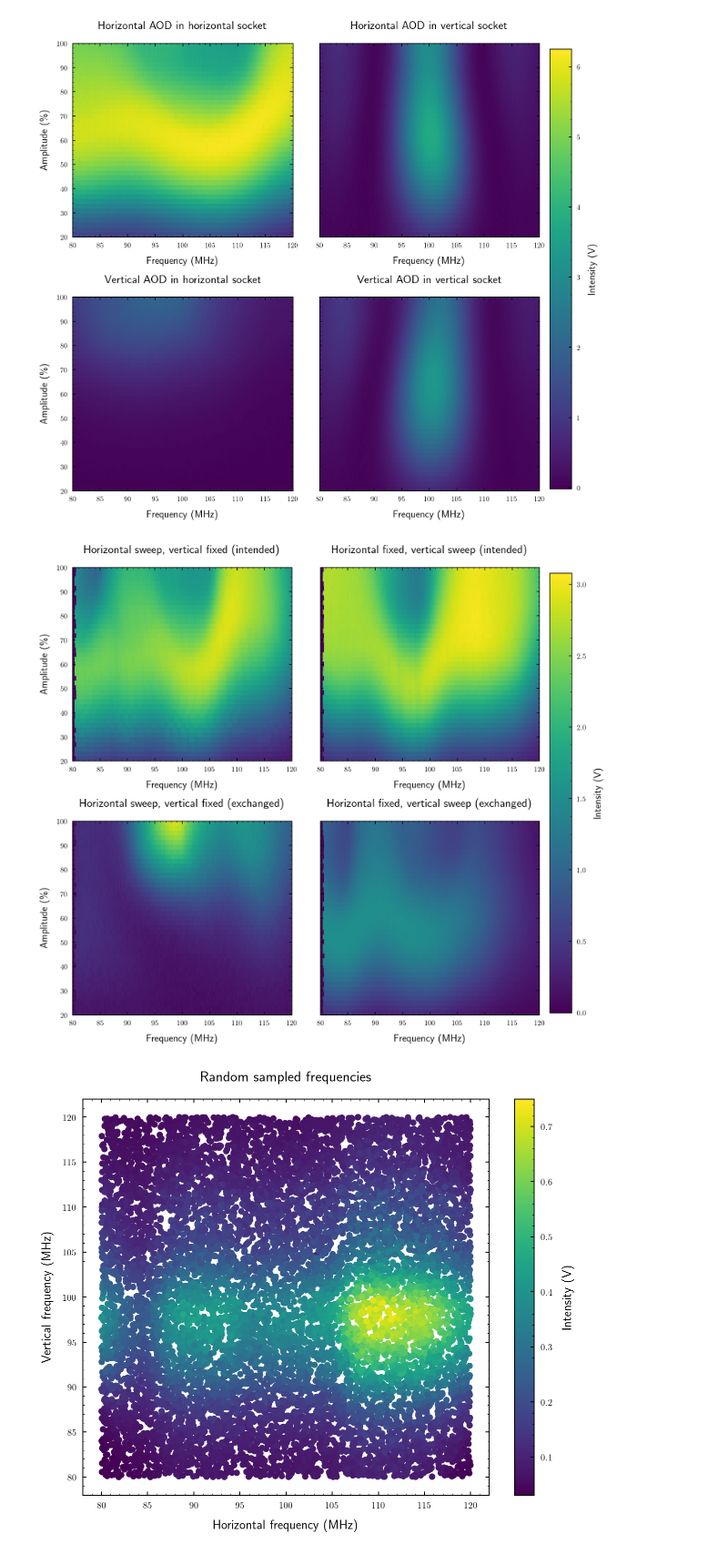
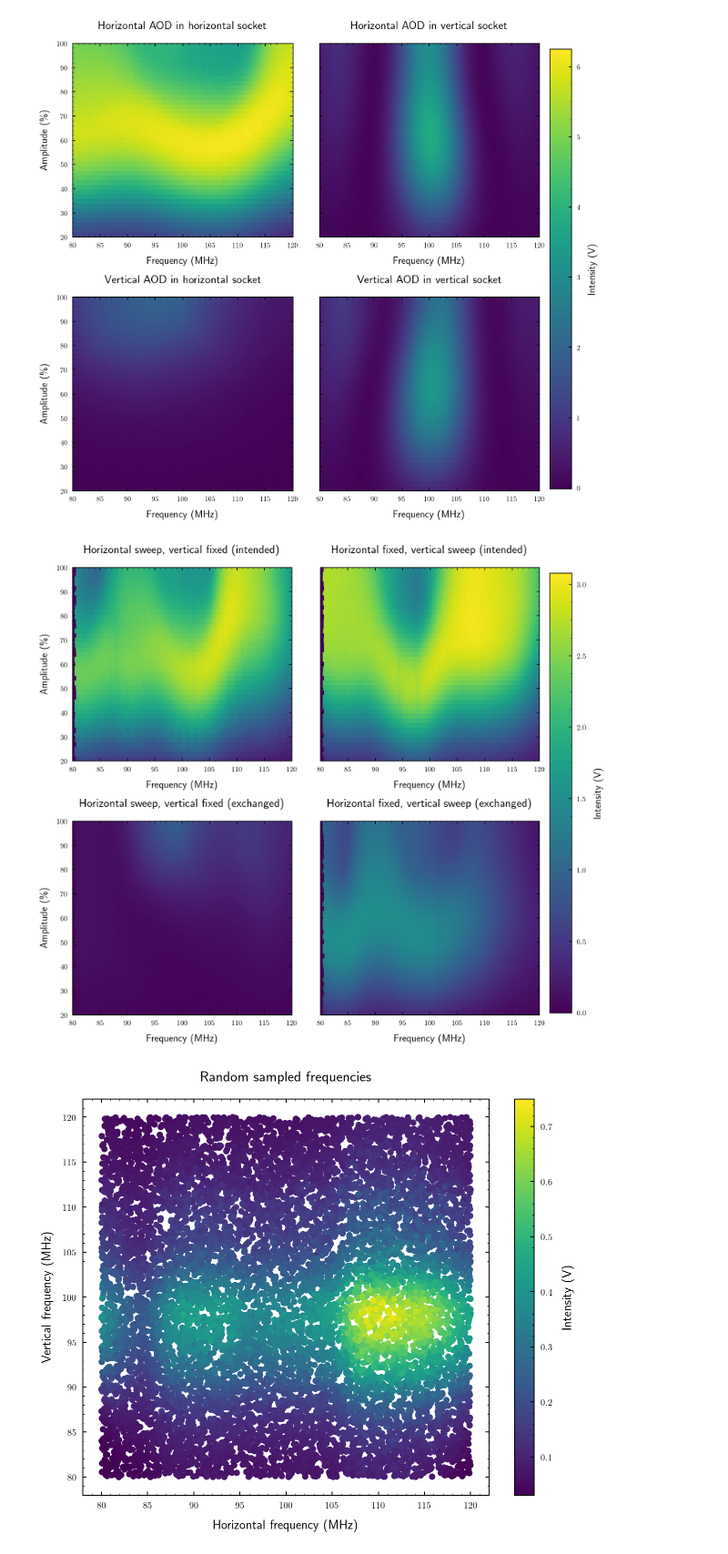
Before and after one commit to bodokaiser/bachelor-thesis, a Jupyter notebook: notebook/evaluation/intensity-distribution.ipynb, the cells around one changed output. Shown at 91% size. Saved outputs shown, nothing was run; the diff lists cells and outputs as text; code cells hidden in the pictures.

```diff
--- a/notebook/evaluation/intensity-distribution.ipynb
+++ b/notebook/evaluation/intensity-distribution.ipynb
@@ -113,35 +114,35 @@ vmax = np.max([ah_I.max(), av_I.max(), aeh_I.max(), aev_I.max()])
 axes = axes.flatten()
 
 axes[0].set_title('Horizontal sweep, vertical fixed (intended)')
 axes[0].set_xlabel('Frequency (MHz)')
 axes[0].set_ylabel('Amplitude (\%)')
 axes[0].imshow(np.rot90(ah_I), aspect='auto', vmin=vmin, vmax=vmax,
     extent=[ah_f.min() / 1e6, ah_f.max() / 1e6, ah_U.min() * 1e2, ah_U.max() * 1e2])
 
 axes[1].set_title('Horizontal fixed, vertical sweep (intended)')
 axes[1].set_xlabel('Frequency (MHz)')
 axes[1].imshow(np.rot90(av_I), aspect='auto', vmin=vmin, vmax=vmax,
     extent=[av_f.min() / 1e6, av_f.max() / 1e6, av_U.min() * 1e2, av_U.max() * 1e2])
 
 axes[2].set_title('Horizontal sweep, vertical fixed (exchanged)')
 axes[2].set_xlabel('Frequency (MHz)')
 axes[2].set_ylabel('Amplitude (\%)')
-axes[2].imshow(np.rot90(aeh_I), aspect='auto',# vmin=vmin, vmax=vmax,
+axes[2].imshow(np.rot90(aeh_I), aspect='auto', vmin=vmin, vmax=vmax,
     extent=[aeh_f.min() / 1e6, aeh_f.max() / 1e6, aeh_U.min() * 1e2, aeh_U.max() * 1e2])
 
 axes[3].set_title('Horizontal fixed, vertical sweep (exchanged)')
 axes[3].set_xlabel('Frequency (MHz)')
 im = axes[3].imshow(np.rot90(aev_I), aspect='auto', vmin=vmin, vmax=vmax,
     extent=[aev_f.min() / 1e6, aev_f.max() / 1e6, aev_U.min() * 1e2, aev_U.max() * 1e2])
 
 fig.subplots_adjust(right=1.16)
 fig.colorbar(im, ax=list(axes), label='Intensity (V)', shrink=1.13)
 fig.tight_layout()
 #fig.savefig(os.path.join(figuredir, 'paired-amplitude.pdf'))
 
 plt.show()
 # %% [output]
-[figure, old version]
+[figure, new version]
 # %%
 ra = pd.read_csv('../../dataset/intensity/sample-frequency.csv')
 # %%
```
Also changed, not shown: parts of 6 cells of this notebook, 10 other files.
